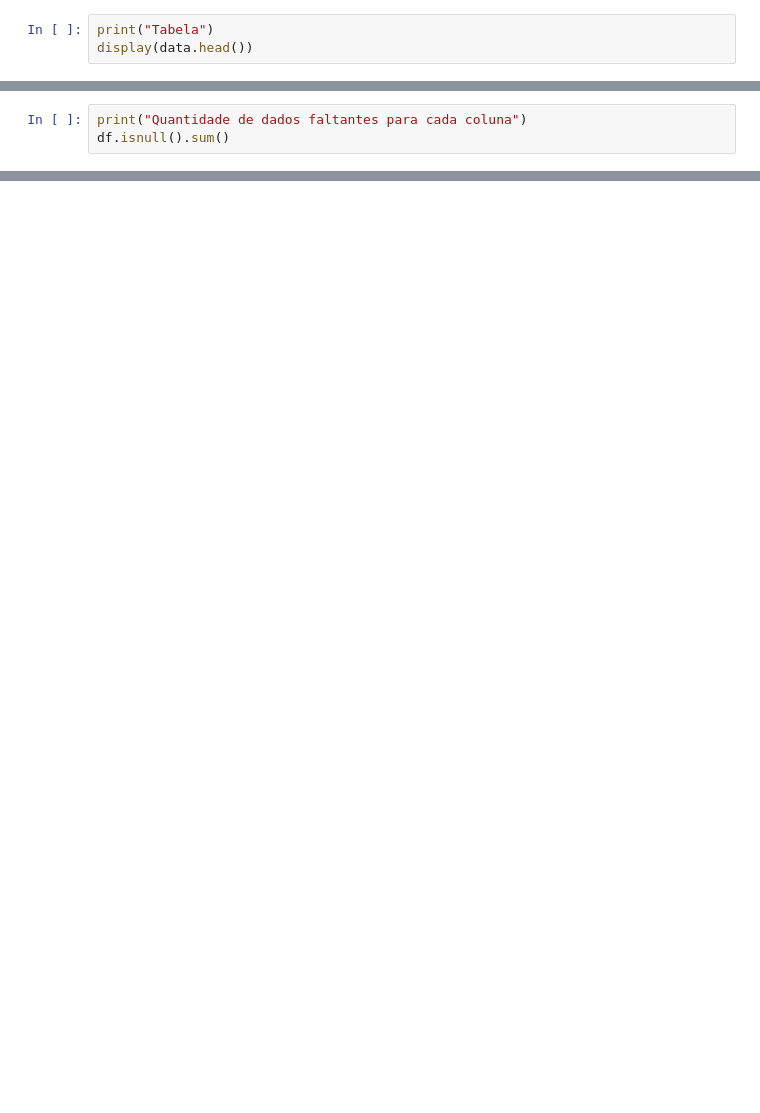
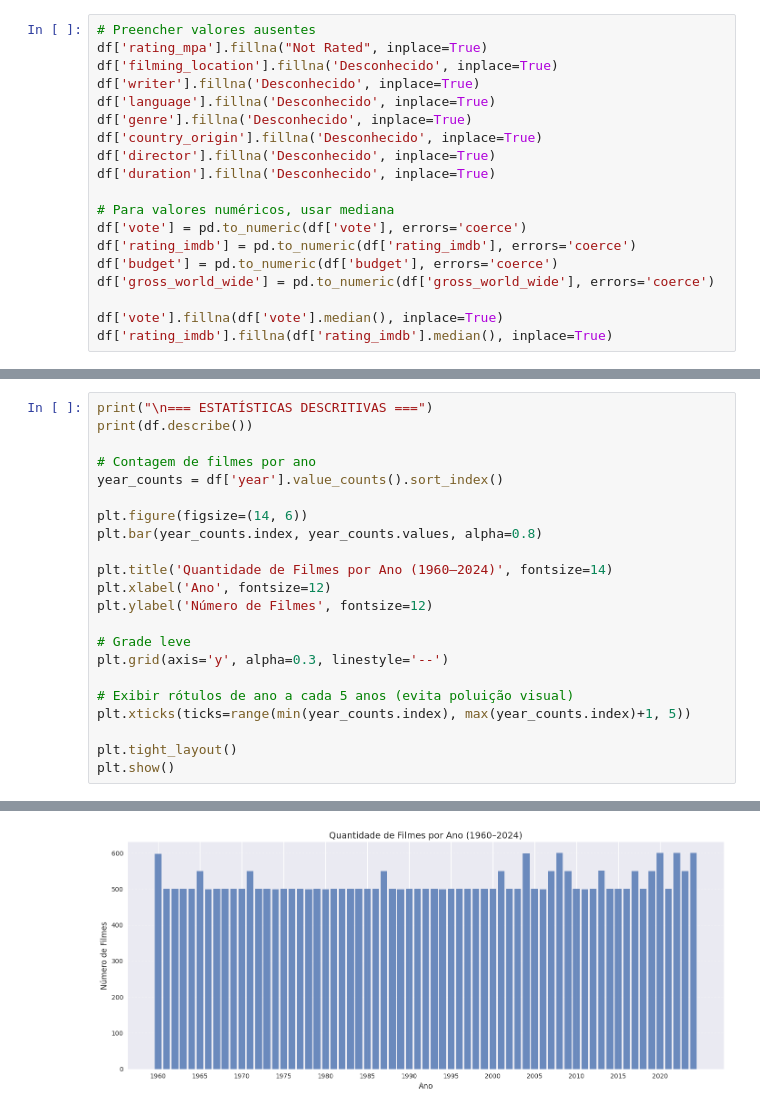
Before and after one commit to Erc-prog-xD/CienciaDeDados, a Jupyter notebook: notebooks/imdb-notebook.ipynb, the cells around one changed output, grey strips where cells are left out. Drawn from its saved outputs; the diff is of its cells as text; blank space fills up the shorter version.

Commit message:
refactor(imdb-notebook.ipynb)-Análise Exploratória de Dados (Exploratory Data Analysis, EDA) e Visualizaçãoo de Dados

```diff
--- a/notebooks/imdb-notebook.ipynb
+++ b/notebooks/imdb-notebook.ipynb
@@ -38,4 +90,20 @@ df.info()
 # %%
-print("Tabela")
-display(data.head())
+# Preencher valores ausentes
+df['rating_mpa'].fillna("Not Rated", inplace=True)
+df['filming_location'].fillna('Desconhecido', inplace=True)
+df['writer'].fillna('Desconhecido', inplace=True)
+df['language'].fillna('Desconhecido', inplace=True)
+df['genre'].fillna('Desconhecido', inplace=True)
+df['country_origin'].fillna('Desconhecido', inplace=True)
+df['director'].fillna('Desconhecido', inplace=True)
+df['duration'].fillna('Desconhecido', inplace=True)
+
+# Para valores numéricos, usar mediana
+df['vote'] = pd.to_numeric(df['vote'], errors='coerce')
+df['rating_imdb'] = pd.to_numeric(df['rating_imdb'], errors='coerce')
+df['budget'] = pd.to_numeric(df['budget'], errors='coerce')
+df['gross_world_wide'] = pd.to_numeric(df['gross_world_wide'], errors='coerce')
+
+df['vote'].fillna(df['vote'].median(), inplace=True)
+df['rating_imdb'].fillna(df['rating_imdb'].median(), inplace=True)
 # %% [output]
@@ -57,3 +166,23 @@ colunas: 15
 # %%
-print("Quantidade de dados faltantes para cada coluna")
-df.isnull().sum()
+print("\n=== ESTATÍSTICAS DESCRITIVAS ===")
+print(df.describe())
+
+# Contagem de filmes por ano
+year_counts = df['year'].value_counts().sort_index()
+
+plt.figure(figsize=(14, 6))
+plt.bar(year_counts.index, year_counts.values, alpha=0.8)
+
+plt.title('Quantidade de Filmes por Ano (1960–2024)', fontsize=14)
+plt.xlabel('Ano', fontsize=12)
+plt.ylabel('Número de Filmes', fontsize=12)
+
+# Grade leve
+plt.grid(axis='y', alpha=0.3, linestyle='--')
+
+# Exibir rótulos de ano a cada 5 anos (evita poluição visual)
+plt.xticks(ticks=range(min(year_counts.index), max(year_counts.index)+1, 5))
+
+plt.tight_layout()
+plt.show()
+# %% [output]
@@ -59,0 +209 @@ df.isnull().sum()
+[figure, added]
```
Also changed, not shown: parts of 21 cells of this notebook, 1 other file.
